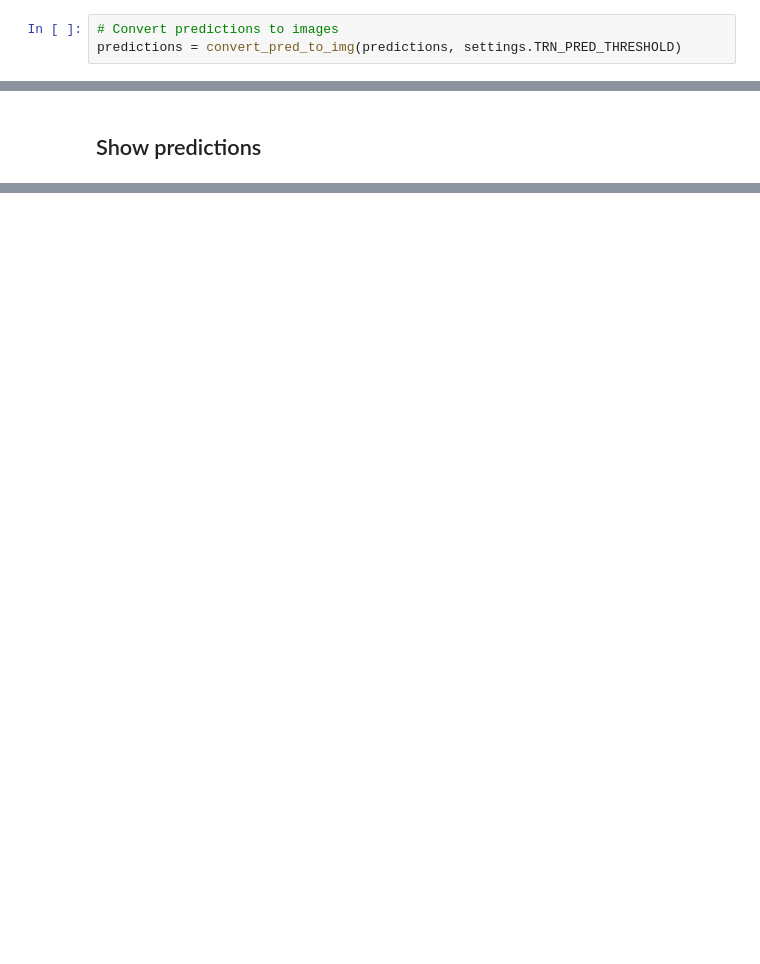
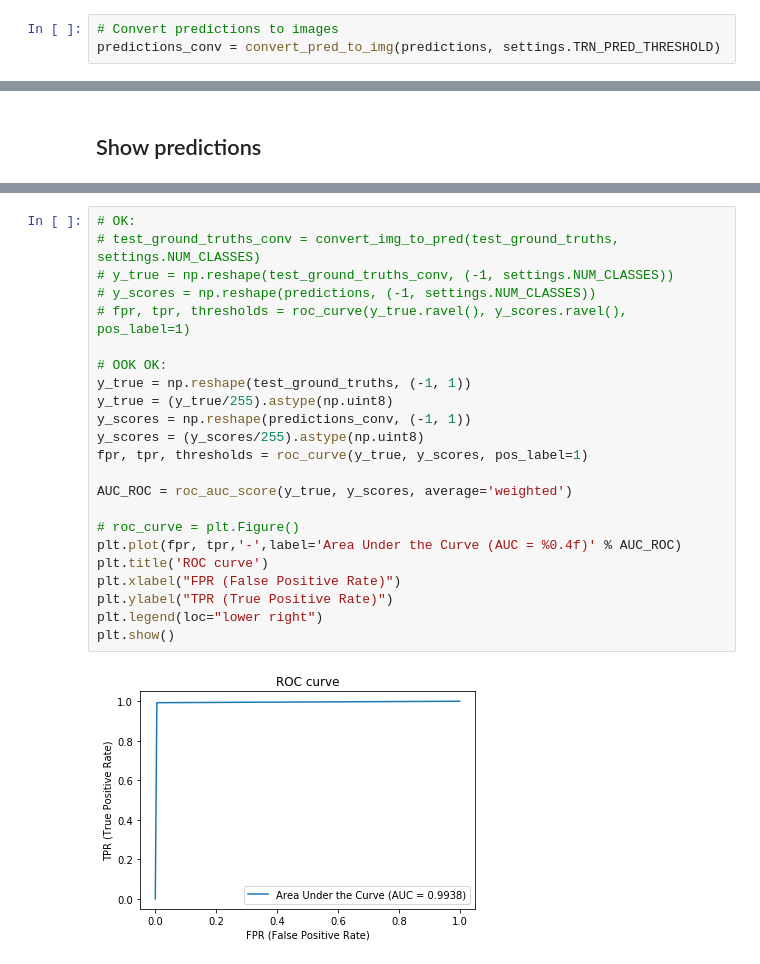
Before and after one commit to GeoffBreemer/DLToolkit, a Jupyter notebook: thesis/DECiSION_test.ipynb, the cells around one changed output, grey strips where cells are left out. Saved outputs shown, nothing was run; the diff lists cells and outputs as text; blank space fills up the shorter version.

```diff
--- a/thesis/DECiSION_test.ipynb
+++ b/thesis/DECiSION_test.ipynb
@@ -129,5 +132,5 @@ predictions = model.predict(test_imgs, batch_size=settings.TRN_BATCH_SIZE, verbo
 ## Convert predictions
 # %%
 # Convert predictions to images
-predictions = convert_pred_to_img(predictions, settings.TRN_PRED_THRESHOLD)
+predictions_conv = convert_pred_to_img(predictions, settings.TRN_PRED_THRESHOLD)
 # %% [output]
@@ -164,0 +183,25 @@ prediction 255 type uint8
+# %%
+# OK:
+# test_ground_truths_conv = convert_img_to_pred(test_ground_truths, settings.NUM_CLASSES)
+# y_true = np.reshape(test_ground_truths_conv, (-1, settings.NUM_CLASSES))
+# y_scores = np.reshape(predictions, (-1, settings.NUM_CLASSES))
+# fpr, tpr, thresholds = roc_curve(y_true.ravel(), y_scores.ravel(), pos_label=1)
+
+# OOK OK:
+y_true = np.reshape(test_ground_truths, (-1, 1))
+y_true = (y_true/255).astype(np.uint8)
+y_scores = np.reshape(predictions_conv, (-1, 1))
+y_scores = (y_scores/255).astype(np.uint8)
+fpr, tpr, thresholds = roc_curve(y_true, y_scores, pos_label=1)
+
+AUC_ROC = roc_auc_score(y_true, y_scores, average='weighted')
+
+# roc_curve = plt.Figure()
+plt.plot(fpr, tpr,'-',label='Area Under the Curve (AUC = %0.4f)' % AUC_ROC)
+plt.title('ROC curve')
+plt.xlabel("FPR (False Positive Rate)")
+plt.ylabel("TPR (True Positive Rate)")
+plt.legend(loc="lower right")
+plt.show()
+# %% [output]
+[figure, added]
```
Also changed, not shown: parts of 18 cells of this notebook, 5 other files.
